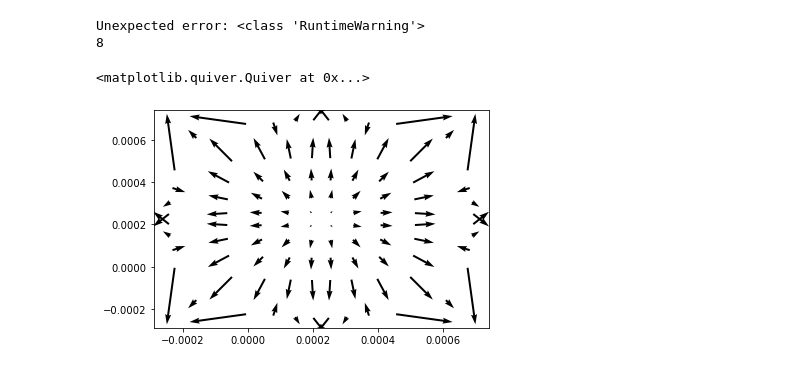
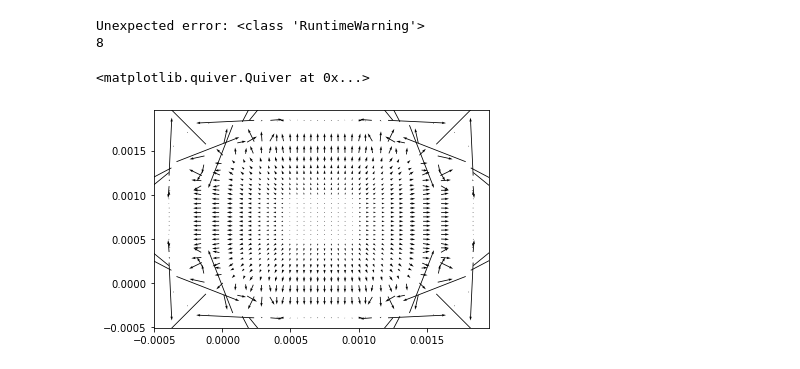
Before and after one commit to salinashds/sph_water, a Jupyter notebook: PW_SPH_water_v1.ipynb, the cells around one changed output. Saved outputs shown, nothing was run; the diff lists cells and outputs as text; code cells hidden in the pictures.

```diff
--- a/PW_SPH_water_v1.ipynb
+++ b/PW_SPH_water_v1.ipynb
@@ -567,8 +567,8 @@ for i in range(0, k, 2):
 Unexpected error: <class 'RuntimeWarning'>
 8
 # %%
-k = 6
+k = 8
 plt.quiver(r[k][:,0],r[k][:,1], a[k][:,0], a[k][:,1])
 # %% [output]
 <matplotlib.quiver.Quiver at 0x...>
-[figure, old version]
+[figure, new version]
```
Also changed, not shown: parts of 2 cells of this notebook, 2 other files.
